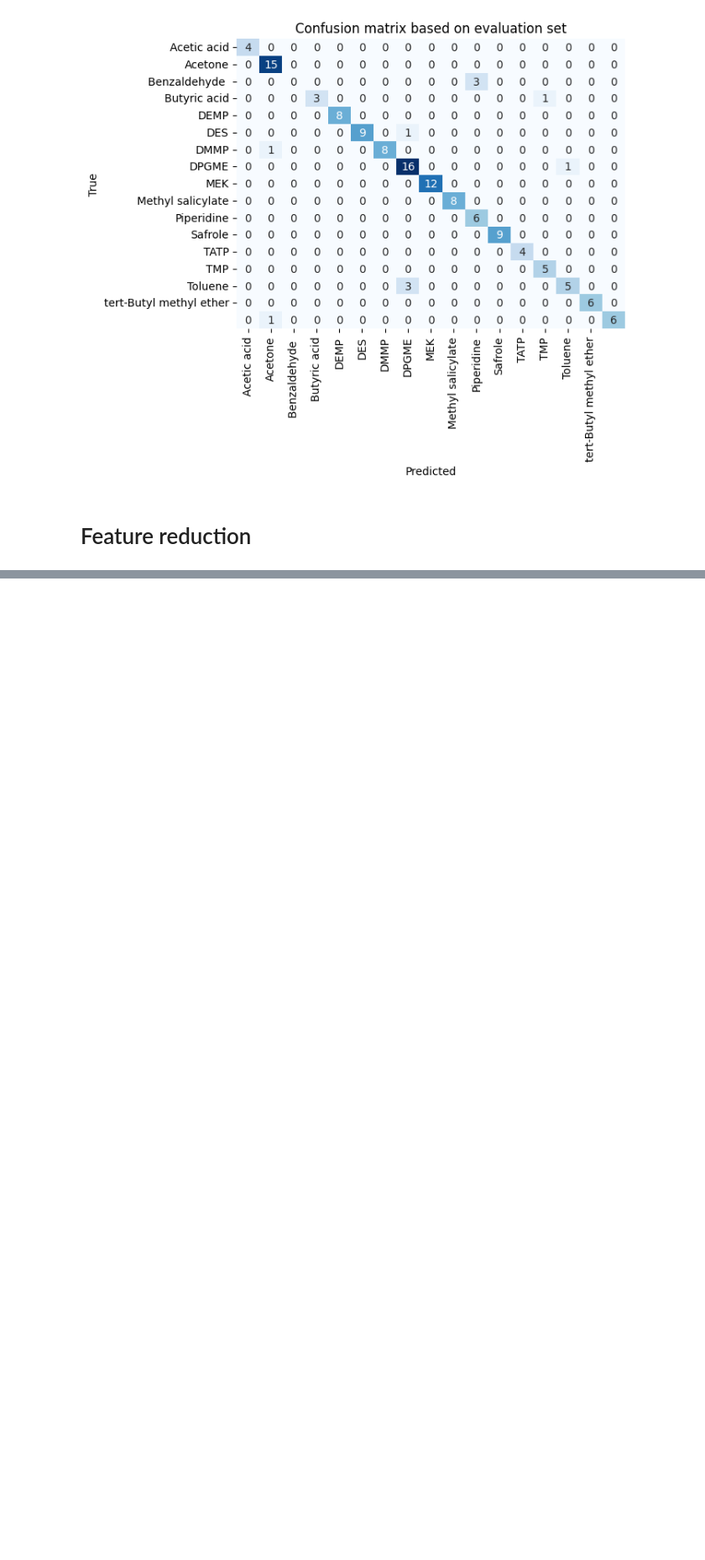
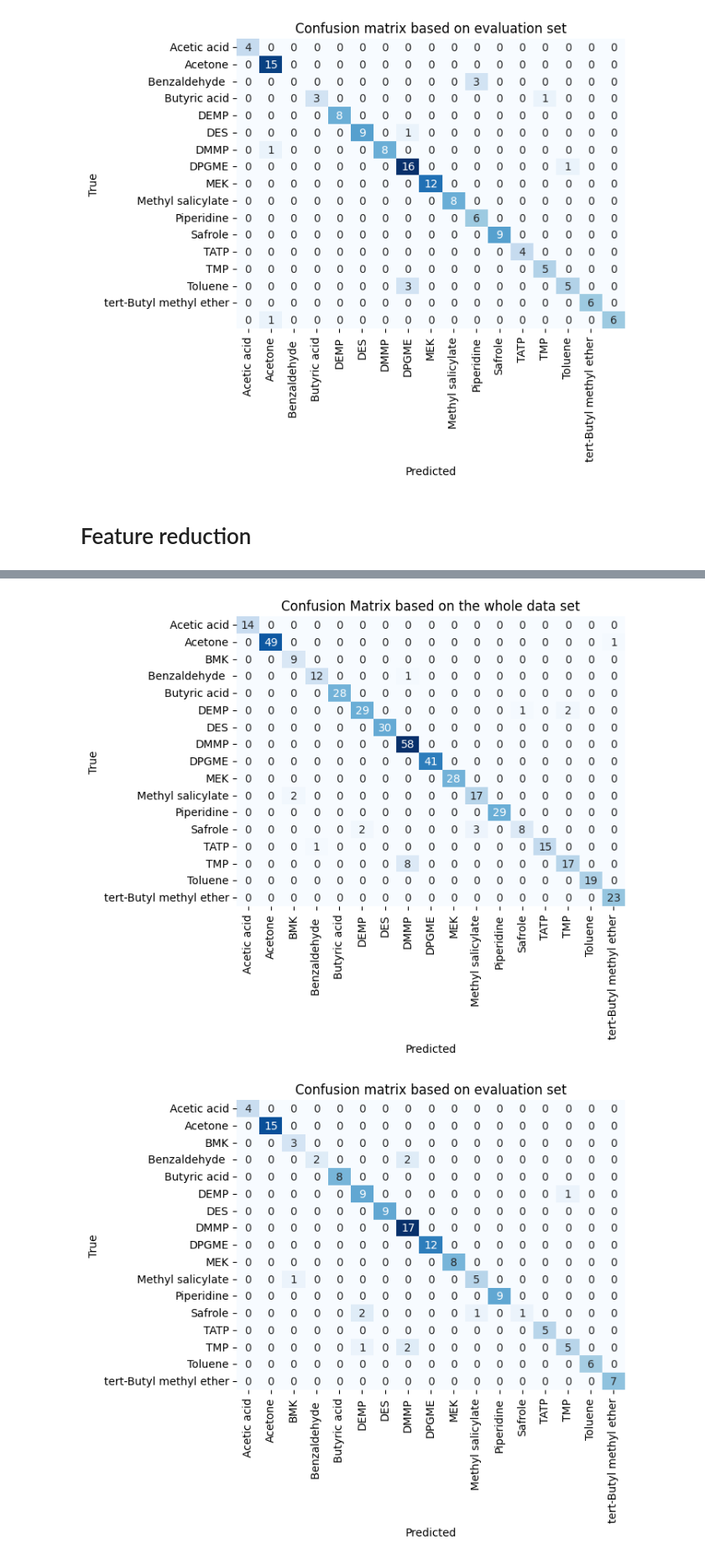
Before and after one commit to f-aguzzi/ChemFuseKit, a Jupyter notebook: case studies/concat_vs_outer_knn.ipynb, the cells around one changed output, grey strips where cells are left out. Shown at 84% size. Saved outputs shown, nothing was run; the diff lists cells and outputs as text; code cells hidden in the pictures; blank space fills up the shorter version.

```diff
--- a/case studies/concat_vs_outer_knn.ipynb
+++ b/case studies/concat_vs_outer_knn.ipynb
@@ -96,0 +132,33 @@ Precision is ill-defined and being set to 0.0 in labels with no predicted sample
+# %%
+# LLDF concat + PCA
+
+from chemfusekit.df import DFSettings, DF, Table
+from chemfusekit.lr import LRSettings, LR, GraphMode
+
+# Let's import a table of QEPAS data (needs SNV preprocessing)
+table1 = Table(
+    file_path='../tests/qepas.xlsx',
+    sheet_name='Sheet1',
+    class_column='Substance',
+    preprocessing='snv'
+)
+table2 = Table(
+    file_path='../tests/rt.xlsx',
+    sheet_name='Sheet1',
+    class_column='Substance',
+    preprocessing='none'
+)
+df = DF(DFSettings(), [table1, table2])
+df.fuse()
+data = df.fused_data
+
+pca = PCA(PCASettings(), data)
+data = pca.rescaled_data
+
+# Perform KNN on the imported QEPAS data
+knn_settings = KNNSettings(output=GraphMode.GRAPHIC, test_split=True)
+knn = KNN(knn_settings, data)
+knn.train()
+# %% [output]
+[figure, added]
+[figure, added]
```
Also changed, not shown: parts of 9 cells of this notebook, 2 other files.
